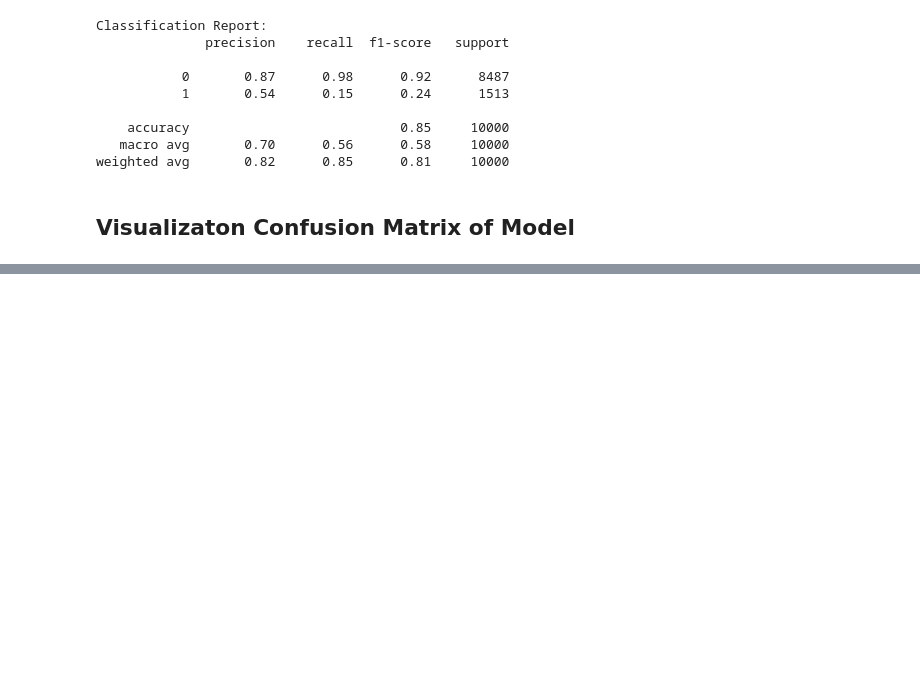
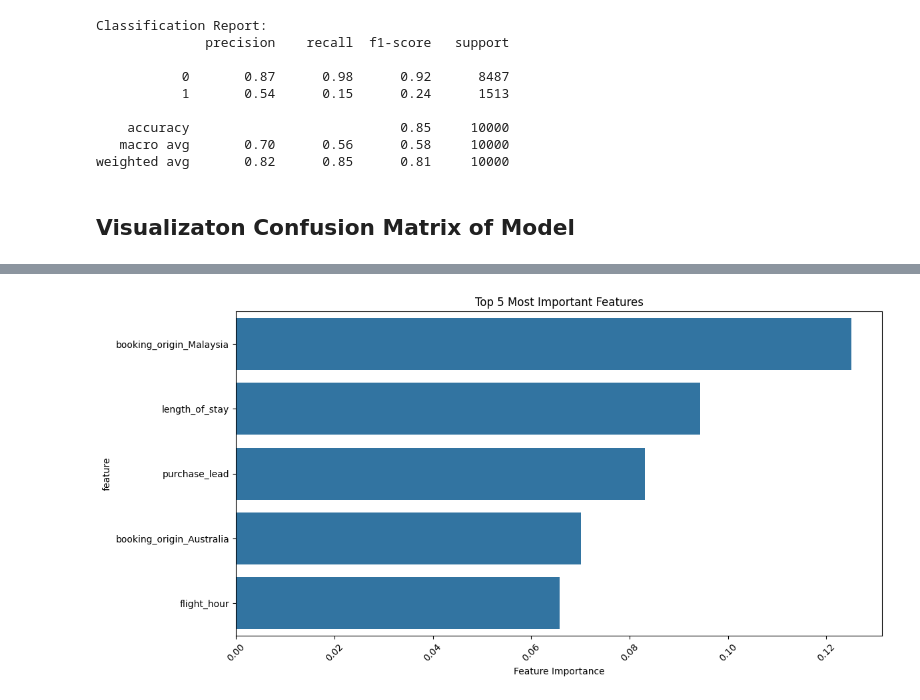
Before and after one commit to Aji-prakoso/British-Airways-Lounge-Estimation-Customer-Behavior, a Jupyter notebook: Predicting customer buying behaviour/Getting_Started.ipynb, the cells around one changed output, grey strips where cells are left out. Saved outputs shown, nothing was run; the diff lists cells and outputs as text; code cells hidden in the pictures; blank space fills up the shorter version.

```diff
--- a/Predicting customer buying behaviour/Getting_Started.ipynb
+++ b/Predicting customer buying behaviour/Getting_Started.ipynb
@@ -325,0 +384,18 @@ print("Best cross-validation score:", grid_search.best_score_)
+# %%
+# Get feature importance
+importance = pd.DataFrame({
+    'feature': X.columns,
+    'importance': final_model.feature_importances_
+})
+importance = importance.sort_values('importance', ascending=False)
+
+# Plot top 15 features
+plt.figure(figsize=(12, 6))
+sns.barplot(data=importance.head(5), x='importance', y='feature')
+plt.title('Top 5 Most Important Features')
+plt.xlabel('Feature Importance')
+plt.xticks(rotation=45)
+plt.tight_layout()
+plt.show()
+# %% [output]
+[figure, added]
```
Also changed, not shown: parts of 13 cells of this notebook.
